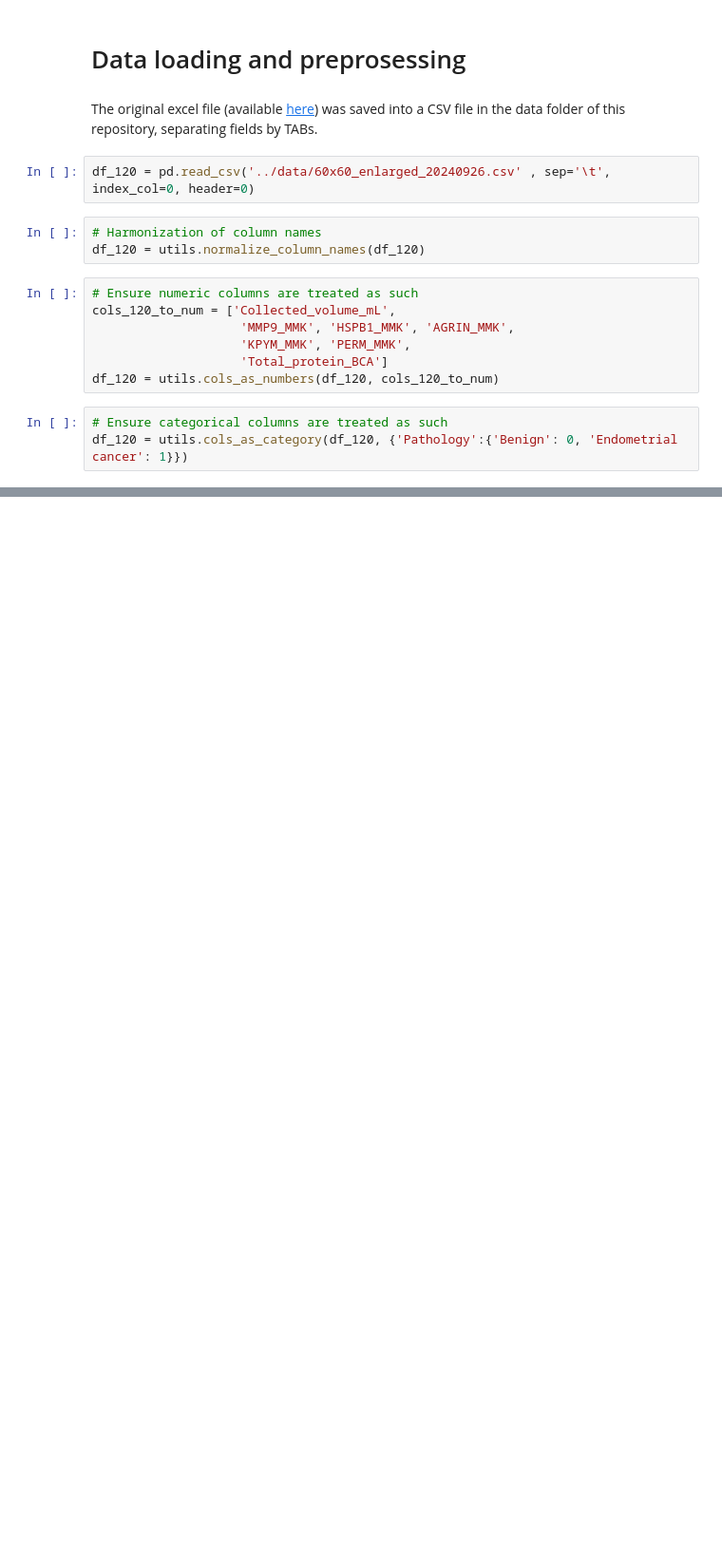
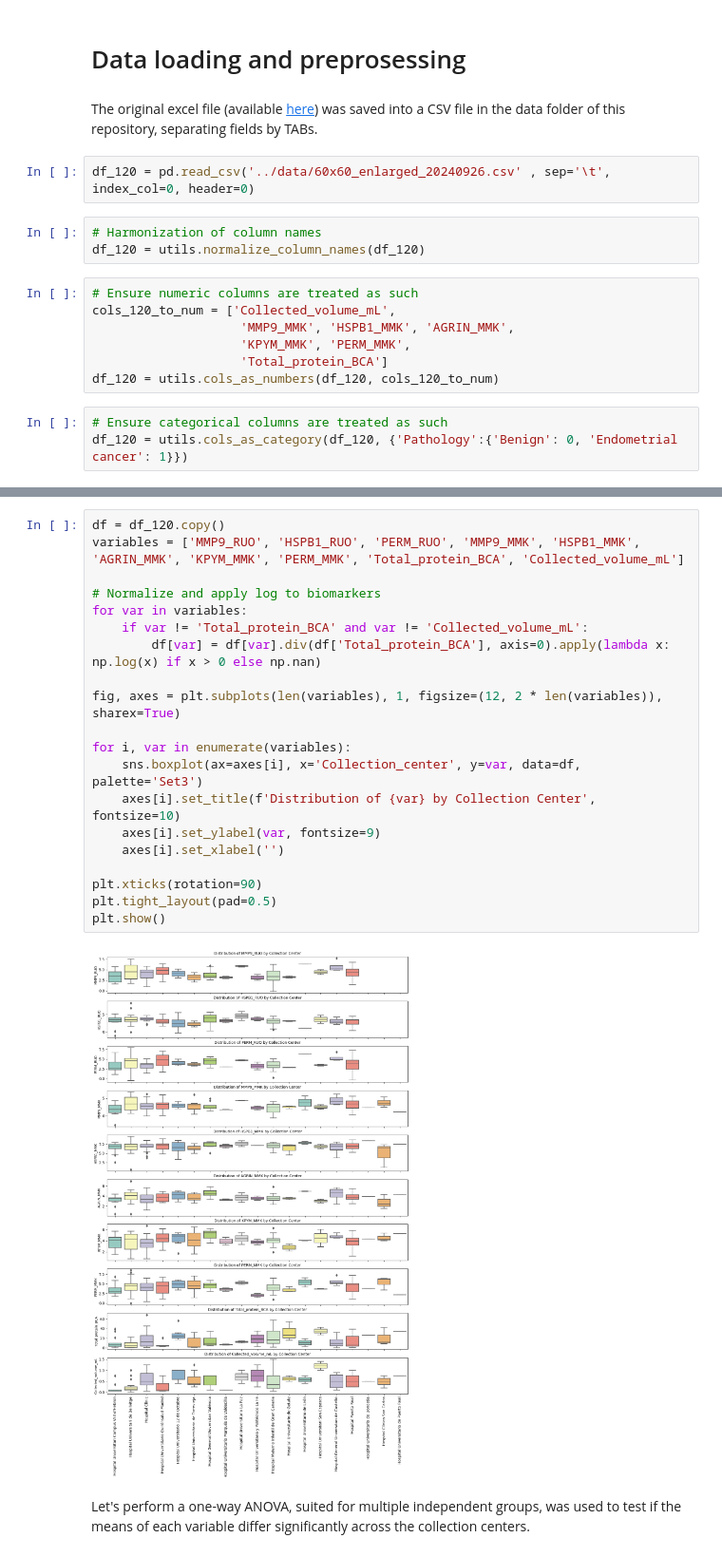
Before and after one commit to MiMARK-es/cohort-analysis, a Jupyter notebook: notebooks/60x60_enlarged_metavars_analysis.ipynb, the cells around one changed output, grey strips where cells are left out. Shown at 95% size. Cells and saved outputs as stored; diff of their text form; blank space fills up the shorter version.

```diff
--- a/notebooks/60x60_enlarged_metavars_analysis.ipynb
+++ b/notebooks/60x60_enlarged_metavars_analysis.ipynb
@@ -64,0 +140,24 @@ VOLUME_COL = 'Collected_volume_mL' # Column to be used as volume for scatters an
+# %%
+df = df_120.copy()
+variables = ['MMP9_RUO', 'HSPB1_RUO', 'PERM_RUO', 'MMP9_MMK', 'HSPB1_MMK', 'AGRIN_MMK', 'KPYM_MMK', 'PERM_MMK', 'Total_protein_BCA', 'Collected_volume_mL']
+
+# Normalize and apply log to biomarkers
+for var in variables:
+    if var != 'Total_protein_BCA' and var != 'Collected_volume_mL':
+        df[var] = df[var].div(df['Total_protein_BCA'], axis=0).apply(lambda x: np.log(x) if x > 0 else np.nan)
+
+fig, axes = plt.subplots(len(variables), 1, figsize=(12, 2 * len(variables)), sharex=True)
+
+for i, var in enumerate(variables):
+    sns.boxplot(ax=axes[i], x='Collection_center', y=var, data=df, palette='Set3')
+    axes[i].set_title(f'Distribution of {var} by Collection Center', fontsize=10)
+    axes[i].set_ylabel(var, fontsize=9)
+    axes[i].set_xlabel('')
+
+plt.xticks(rotation=90)
+plt.tight_layout(pad=0.5)
+plt.show()
+# %% [output]
+[figure, added]
+# %% [markdown]
+Let's perform a one-way ANOVA, suited for multiple independent groups, was used to test if the means of each variable differ significantly across the collection centers.
```
Also changed, not shown: parts of 17 cells of this notebook.
